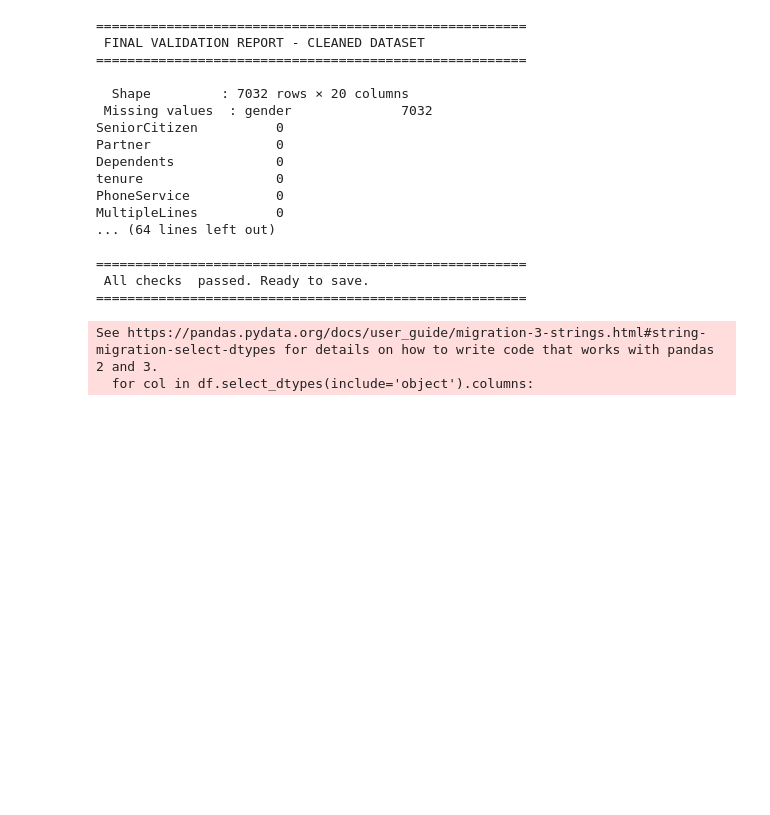
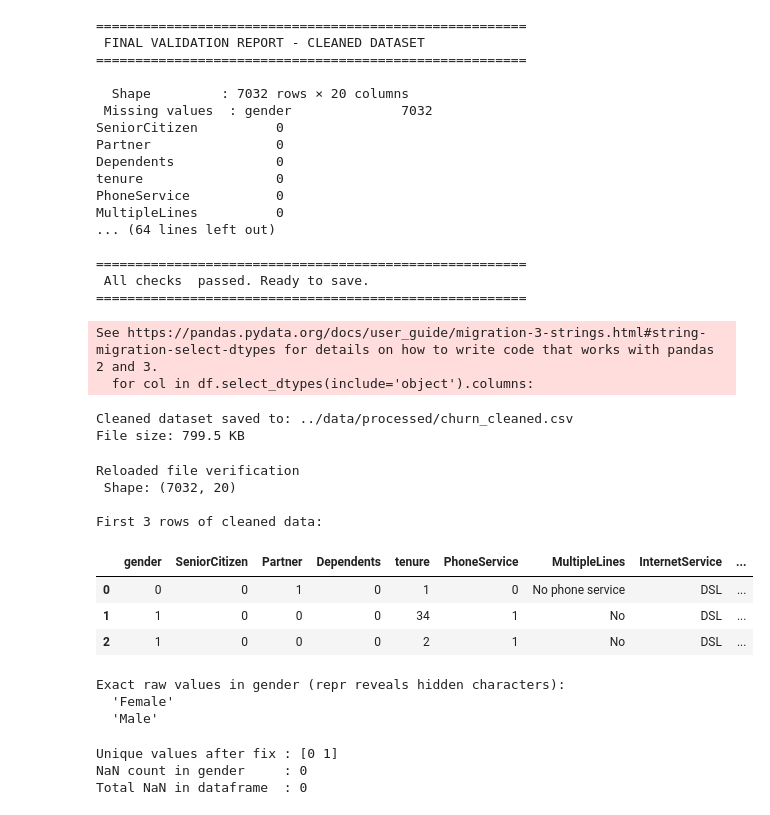
Before and after one commit to Vishnusige/customer-churn-prediction, a Jupyter notebook: notebooks/02_data_cleaning.ipynb, the cells around one changed output. Drawn from its saved outputs; the diff is of its cells as text; code cells hidden in the pictures; blank space fills up the shorter version.

```diff
--- a/notebooks/02_data_cleaning.ipynb
+++ b/notebooks/02_data_cleaning.ipynb
@@ -368,3 +394,63 @@ MultipleLines          0
 =======================================================
 See https://pandas.pydata.org/docs/user_guide/migration-3-strings.html#string-migration-select-dtypes for details on how to write code that works with pandas 2 and 3.
   for col in df.select_dtypes(include='object').columns:
+# %%
+# Save the cleaned dataset
+PROCESSED_PATH = '../data/processed/churn_cleaned.csv'
+os.makedirs('../data/processed', exist_ok=True)
+
+df.to_csv(PROCESSED_PATH, index=False)
+
+print(f"Cleaned dataset saved to: {PROCESSED_PATH}")
+print(f"File size: {os.path.getsize(PROCESSED_PATH) / 1024:.1f} KB")
+# %% [output]
+Cleaned dataset saved to: ../data/processed/churn_cleaned.csv
+File size: 799.5 KB
+# %%
+# Reload and verify the saved file
+df_verify = pd.read_csv(PROCESSED_PATH)
+print(f"Reloaded file verification")
+print(f" Shape: {df_verify.shape}")
+print()
+print("First 3 rows of cleaned data:")
+df_verify.head(3)
+# %% [output]
+Reloaded file verification
+ Shape: (7032, 20)
+
+First 3 rows of cleaned data:
+|  | gender | SeniorCitizen | Partner | Dependents | tenure | PhoneService | MultipleLines | InternetService | ... |
+| 0 | 0 | 0 | 1 | 0 | 1 | 0 | No phone service | DSL | ... |
+| 1 | 1 | 0 | 0 | 0 | 34 | 1 | No | DSL | ... |
+| 2 | 1 | 0 | 0 | 0 | 2 | 1 | No | DSL | ... |
+# %%
+# Step 1 — Diagnose: see exactly what gender contains in raw file
+
+df_raw = pd.read_csv('../data/raw/WA_Fn-UseC_-Telco-Customer-Churn.csv')
+
+print("Exact raw values in gender (repr reveals hidden characters):")
+for val in df_raw['gender'].unique():
+    print(f"  {repr(val)}")
+# %% [output]
+Exact raw values in gender (repr reveals hidden characters):
+  'Female'
+  'Male'
+# %%
+# Fix: strip whitespace + case-insensitive mapping
+# Re-read gender directly from the raw file (guaranteed clean source)
+
+df['gender'] = (
+    pd.read_csv('../data/raw/WA_Fn-UseC_-Telco-Customer-Churn.csv')['gender']
+    .str.strip()          # remove any leading/trailing spaces
+    .str.lower()          # convert to lowercase: 'Male' → 'male'
+    .map({'male': 1, 'female': 0})  # now matches regardless of original casing
+)
+
+# Verify
+print(f"Unique values after fix : {df['gender'].unique()}")
+print(f"NaN count in gender     : {df['gender'].isnull().sum()}")
+print(f"Total NaN in dataframe  : {df.isnull().sum().sum()}")
+# %% [output]
+Unique values after fix : [0 1]
+NaN count in gender     : 0
+Total NaN in dataframe  : 0
```
Also changed, not shown: parts of 2 cells of this notebook, 9 other files.
